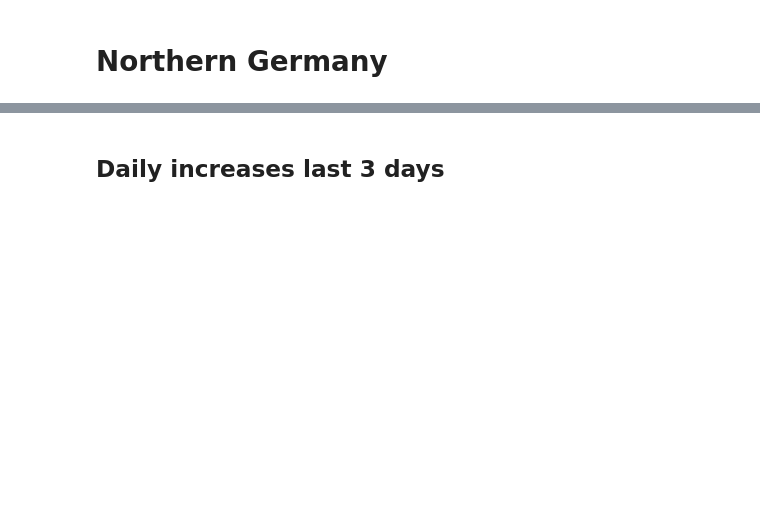
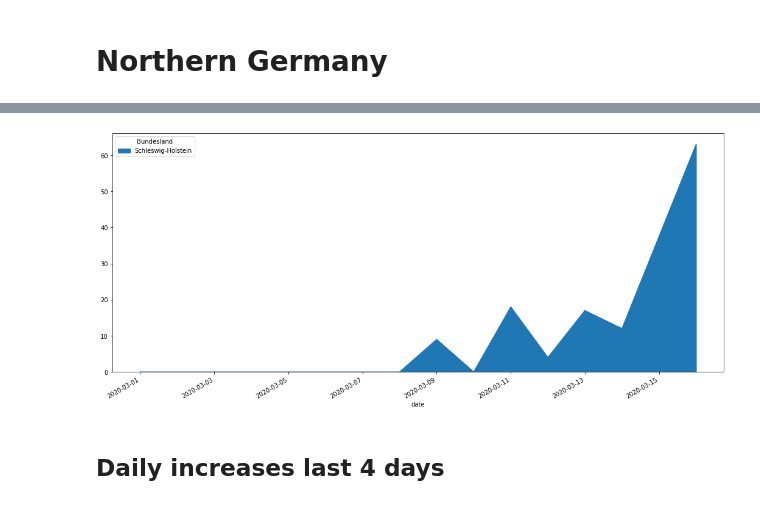
Before and after one commit to whitebearded/covid19-timeseries-germany-by-state, a Jupyter notebook: corona_by_german_state.ipynb, the cells around one changed output, grey strips where cells are left out. Cells and saved outputs as stored; diff of their text form; code cells hidden in the pictures; blank space fills up the shorter version.

```diff
--- a/corona_by_german_state.ipynb
+++ b/corona_by_german_state.ipynb
@@ -168,7 +165,11 @@ plot = confirmed[['Niedersachsen','Hamburg','Schleswig-Holstein','Bremen']].plot
 # %%
 plot.get_figure().savefig("images/area_chart_infections_germany_northern_germany.png")
+# %%
+plot = confirmed[['Schleswig-Holstein']].diff().plot(figsize=(18,8), kind='area', cmap="tab20")
+# %% [output]
+[figure, added]
 # %% [markdown]
-## Daily increases last 3 days
+## Daily increases last 4 days
 # %%
 df_diff = confirmed.diff().tail(4)
 plot = df_diff.plot(figsize=(20,12), cmap="tab20",  kind="bar", align='center', width=1.0, rot=0)
```
Also changed, not shown: parts of 13 cells of this notebook, 3 other files.
